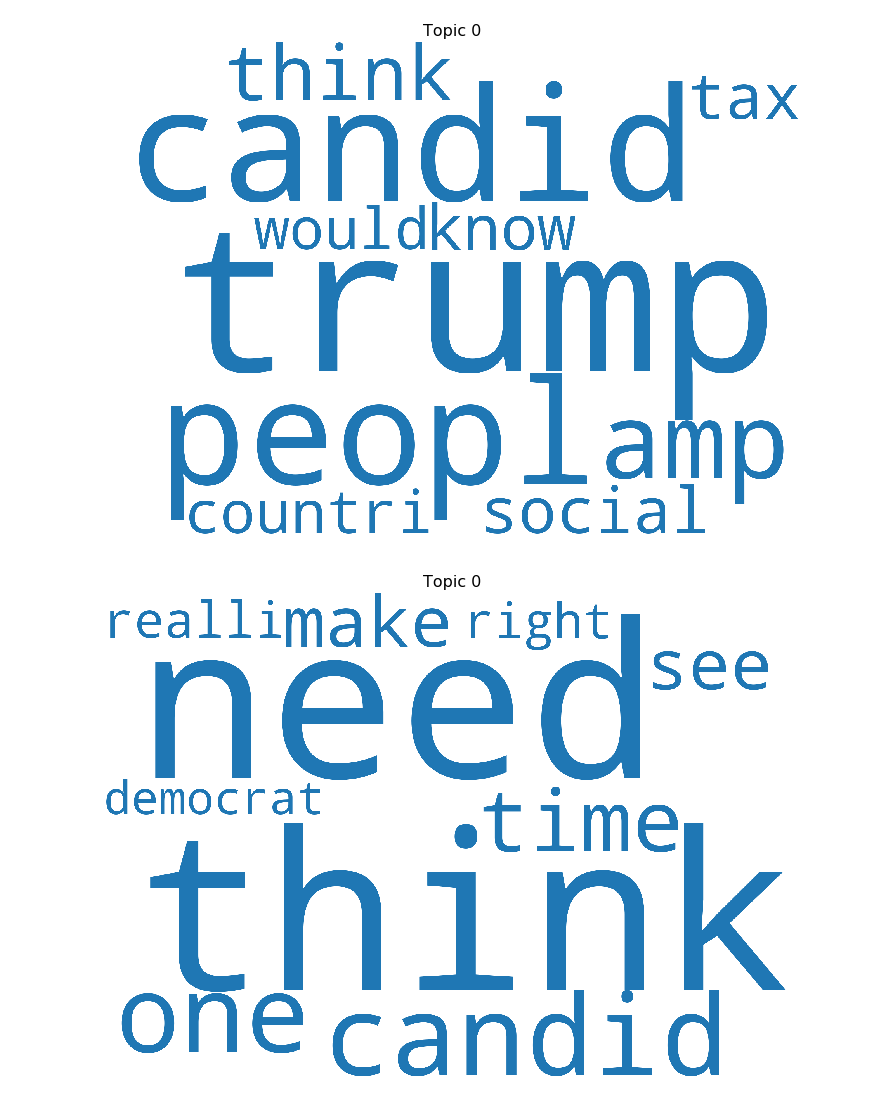
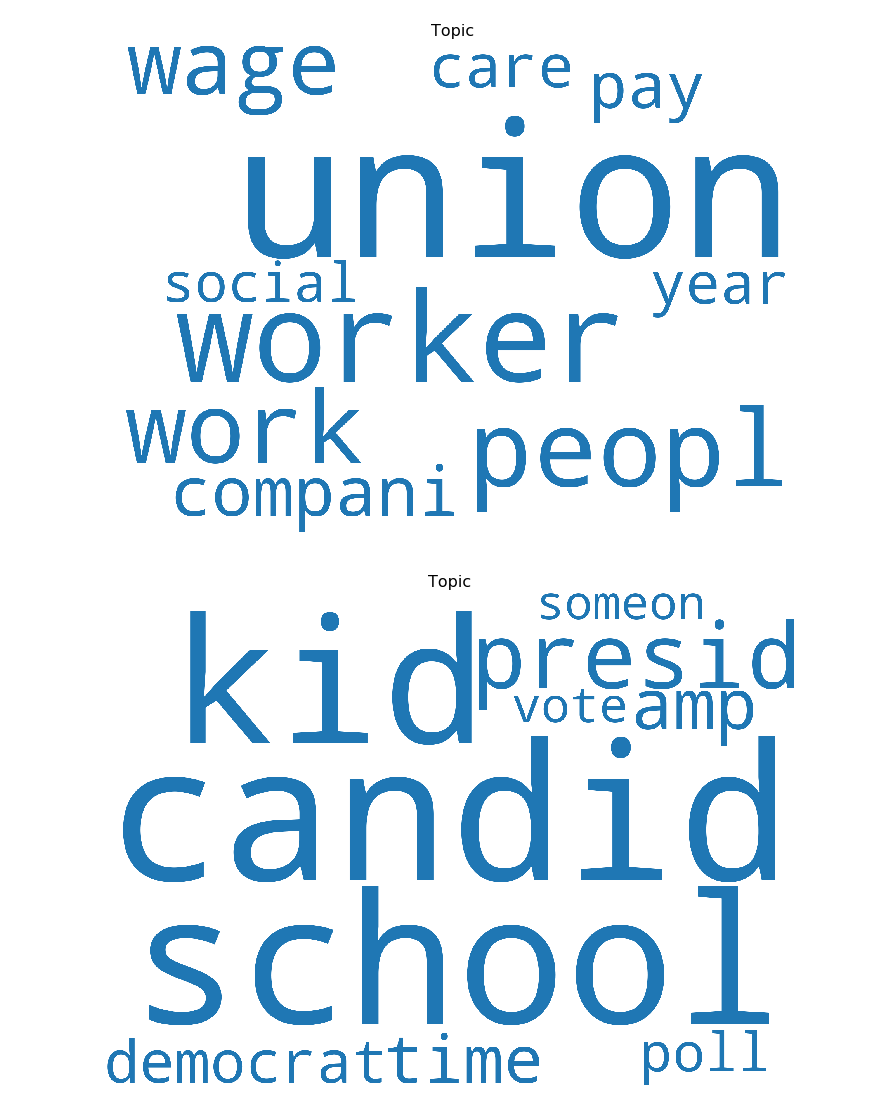
Before and after one commit to Eashani/Twitter-Data-Analysis-NLP, a Jupyter notebook: shared/Preprocessing_and_LDA.ipynb, the cells around one changed output. Cells and saved outputs as stored; diff of their text form; code cells hidden in the pictures.

```diff
--- a/shared/Preprocessing_and_LDA.ipynb
+++ b/shared/Preprocessing_and_LDA.ipynb
@@ -48,15 +48,15 @@ data_joe_biden.head()
 # import stopwords
 stop_words = nltk.corpus.stopwords.words('english')
 # %%
-stop_words.extend(['from', 'subject', 're', 'edu', 'use',"get",'like','want','way','must','yet','take','look','still'])
+stop_words.extend(['from', 'subject', 're', 'edu', 'use',"get",'like','want','way','must','yet','take','look','still','hey'])
 # %%
 # clean text and tokenize the tweets
 # remove mentions to tweet accounts as they add no information
 def clean_text(text):
     text1 = re.sub("[@]","attherate",text)
-    names = ["berniesanders","bernie","sanders","elizabethwarren","elizabeth","warren","joebiden","joe","biden"]
+    names = ["berniesanders","bernie","sanders","elizabethwarren","elizabeth","warren","joebiden","joe","biden",'trump']
     tokenized_text = nltk.tokenize.word_tokenize(text1.lower())
-    cleaned_text = [t for t in tokenized_text if t not in stop_words and not 'http' in t and not 'twitter.com' in t and not "attherate" in t and re.match('[a-zA-Z\-][a-zA-Z\-]{2,}', t) and t not in names]
+    cleaned_text = [t for t in tokenized_text if t not in stop_words and not 'http' in t and not 'twitter.com' in t and not "attherate" in t and re.match('[a-zA-Z\\-][a-zA-Z\\-]{2,}', t) and t not in names]
     return cleaned_text
 # %%
 def clean_datafiles(data):
@@ -68,6 +68,15 @@ def clean_datafiles(data):
 token_bernie_sanders = clean_datafiles(data_bernie_sanders["full_text"])
 token_elizabeth_warren = clean_datafiles(data_elizabeth_warren["full_text"])
 token_joe_biden = clean_datafiles(data_joe_biden["full_text"])
+# %%
+tagnames = ['NN','NNS']
+tags_bernie_sanders = [nltk.pos_tag(t) for t in token_bernie_sanders]
+tags_elizabeth_warren = [nltk.pos_tag(t) for t in token_elizabeth_warren]
+tags_joe_biden = [nltk.pos_tag(t) for t in token_joe_biden]
+# %%
+token_bernie_sanders = [[t[0] for t in tag1 if t[1] in tagnames] for tag1 in tags_bernie_sanders]
+token_elizabeth_warren = [[t[0] for t in tag1 if t[1] in tagnames] for tag1 in tags_elizabeth_warren]
+token_joe_biden = [[t[0] for t in tag1 if t[1] in tagnames] for tag1 in tags_joe_biden]
 # %%
 from nltk.stem.porter import PorterStemmer
 
@@ -163,12 +180,12 @@ cloud = WordCloud(stopwords=stop_words,
                   height=1800,
                   max_words=10,
                   colormap='tab10',
-                  color_func=lambda *args, **kwargs: cols[i],
+                  color_func=lambda *args, **kwargs: cols[0],
                   prefer_horizontal=1.0)
 topic_words = dict(topics[0][1])
 cloud.generate_from_frequencies(topic_words)
 plt.gca().imshow(cloud)
-plt.gca().set_title('Topic ' + str(i), fontdict=dict(size=16))
+plt.gca().set_title('Topic', fontdict=dict(size=16))
 plt.gca().axis('off')
 
 
@@ -178,35 +195,35 @@ plt.margins(x=0, y=0)
 plt.tight_layout()
 plt.show()
 # %% [output]
-[figure, old version]
+[figure, new version]
 # %%
 topics = ldamodel_elizabeth_warren.show_topics(formatted=False)
 
 fig, axes = plt.subplots(1, 1, figsize=(10,10), sharex=True, sharey=True)
 cols = [color for name, color in mcolors.TABLEAU_COLORS.items()]  # more colors: 'mcolors.XKCD_COLORS'
 
 cloud = WordCloud(stopwords=stop_words,
                   background_color='white',
                   width=2500,
                   height=1800,
                   max_words=10,
                   colormap='tab10',
-                  color_func=lambda *args, **kwargs: cols[i],
+                  color_func=lambda *args, **kwargs: cols[0],
                   prefer_horizontal=1.0)
 topic_words = dict(topics[0][1])
 cloud.generate_from_frequencies(topic_words)
 plt.gca().imshow(cloud)
-plt.gca().set_title('Topic ' + str(i), fontdict=dict(size=16))
+plt.gca().set_title('Topic ', fontdict=dict(size=16))
 plt.gca().axis('off')
 
 
 plt.subplots_adjust(wspace=0, hspace=0)
 plt.axis('off')
 plt.margins(x=0, y=0)
 plt.tight_layout()
 plt.show()
 # %% [output]
-[figure, old version]
+[figure, new version]
 # %%
 topics = ldamodel_joe_biden.show_topics(formatted=False)
 
```
Also changed, not shown: parts of 5 cells of this notebook.
